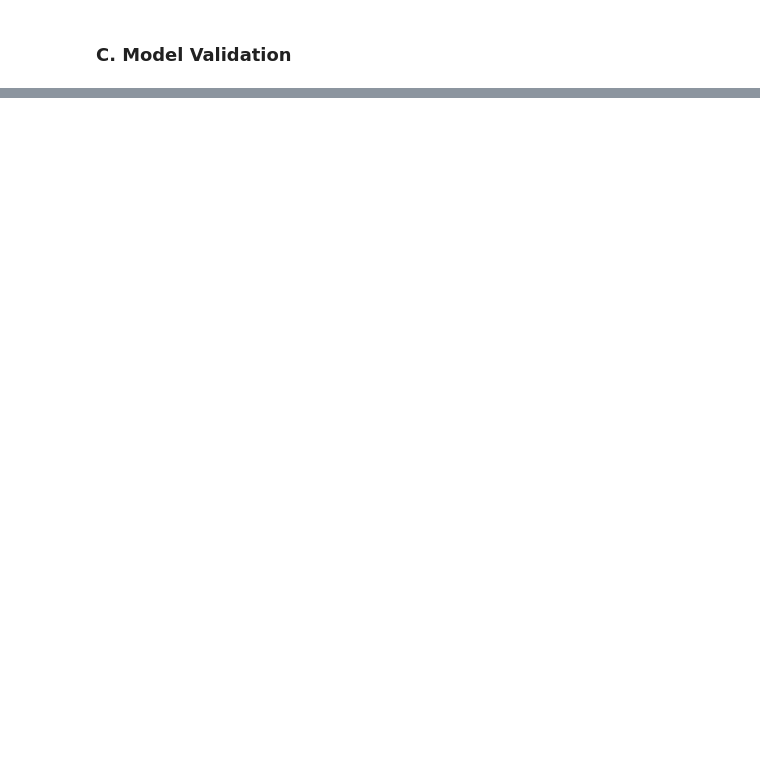
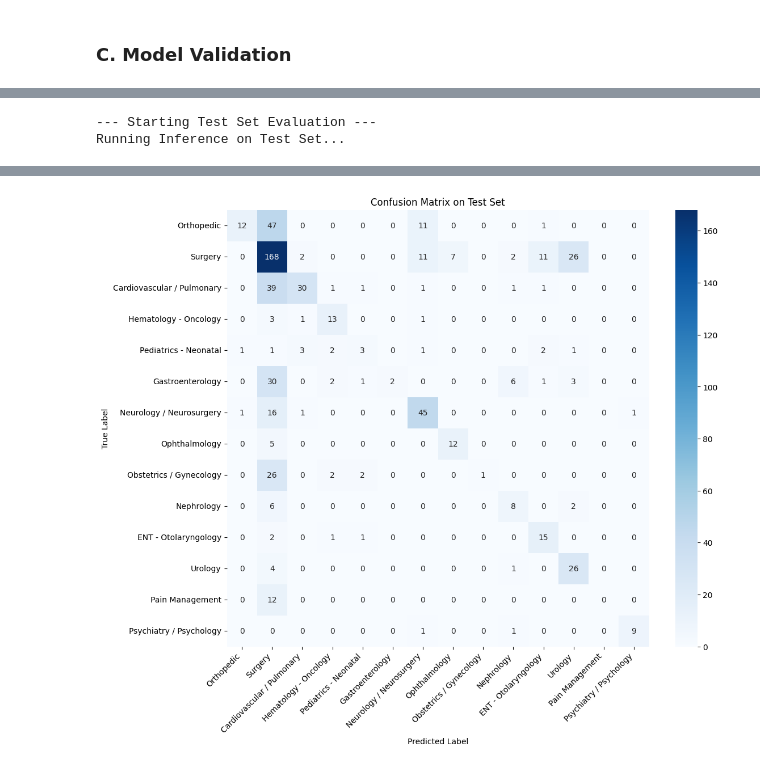
Before and after one commit to WPozz/Calories-and-Wellbeing, a Jupyter notebook: Gruppo11.ipynb, the cells around one changed output, grey strips where cells are left out. Drawn from its saved outputs; the diff is of its cells as text; code cells hidden in the pictures; blank space fills up the shorter version.

```diff
--- a/Gruppo11.ipynb
+++ b/Gruppo11.ipynb
@@ -1157,6 +1174,8 @@ class Torch_dataframe(Dataset):
         }
 # %%
 # Create label map (String to Int)
+
+BT_GI_full_augmented_train_df = pd.read_csv('full_augmented_train_df.csv')
 
 labels_list = train_df['medical_specialty'].unique().tolist()
 label_map = {label: i for i, label in enumerate(labels_list)}
@@ -1436,7 +1459,7 @@ def train_model_flexible(model, train_df, val_df, tokenizer, label_map, loss_typ
     model = model.to(device)
 
     # B. Select Loss Function dynamically
-    criterion = loss_function_factory(loss_type, device, train_df, 'medical_specialty', gamma=gamma)
+    criterion = loss_function(loss_type, device, train_df, 'medical_specialty', gamma=gamma)
 
     # C. Data Loaders
     print("Preparing DataLoaders...")
@@ -1455,7 +1478,7 @@ def train_model_flexible(model, train_df, val_df, tokenizer, label_map, loss_typ
 
     # D. Optimizer & Scheduler
     # Here we could try many different lr or something fancy like "warmup learning rate" but for now it's ok
-    optimizer = AdamW(model.parameters(), lr=2e-5, correct_bias=False)
+    optimizer = AdamW(model.parameters(), lr=2e-5)
     total_steps = len(train_loader) * epochs
     scheduler = get_linear_schedule_with_warmup(
         optimizer,
@@ -1611,0 +1698,69 @@ trained_model, training_history = train_model_flexible(
+# %%
+def evaluate_test_set(model, test_df, tokenizer, label_map, max_len=512, batch_size=16):
+    """
+    Runs the model on the held-out Test Set and produces a detailed report.
+    """
+    print("--- Starting Test Set Evaluation ---")
+
+    # Prepare Test Loader
+    test_dataset = Torch_dataframe(
+        test_df['transcription'],
+        test_df['medical_specialty'],
+        tokenizer,
+        max_len,
+        label_map
+    )
+    test_loader = DataLoader(test_dataset, batch_size=batch_size, shuffle=False)
+
+    # Prediction Loop
+    device = torch.device("cuda" if torch.cuda.is_available() else "cpu")
+    model.to(device)
+    model.eval()
+
+    all_preds = []
+    all_labels = []
+
+    print("Running Inference on Test Set...")
+    with torch.no_grad():
+        for batch in tqdm(test_loader):
+            input_ids = batch['input_ids'].to(device)
+            attention_mask = batch['attention_mask'].to(device)
+            labels = batch['labels'].to(device)
+
+            outputs = model(input_ids=input_ids, attention_mask=attention_mask)
+            _, preds = torch.max(outputs.logits, dim=1)
+
+            all_preds.extend(preds.cpu().numpy())
+            all_labels.extend(labels.cpu().numpy())
+
+    # 3. Decode Labels (Int -> String) for readability
+    # Create reverse map: {0: 'Surgery', 1: 'Neurology', ...}
+    id2label = {v: k for k, v in label_map.items()}
+
+    decoded_labels = [id2label[i] for i in all_labels]
+    decoded_preds = [id2label[i] for i in all_preds]
+
+    # 4. Classification Report
+    print("\n" + "="*30)
+    print("CLASSIFICATION REPORT")
+    print("="*30)
+    print(classification_report(decoded_labels, decoded_preds))
+
+    # 5. Confusion Matrix Plot
+    cm = confusion_matrix(decoded_labels, decoded_preds, labels=list(label_map.keys()))
+
+    plt.figure(figsize=(12, 10))
+    sns.heatmap(cm, annot=True, fmt='d', cmap='Blues',
+                xticklabels=list(label_map.keys()),
+                yticklabels=list(label_map.keys()))
+    plt.xlabel('Predicted Label')
+    plt.ylabel('True Label')
+    plt.title('Confusion Matrix on Test Set')
+    plt.xticks(rotation=45, ha='right')
+    plt.show()
+
+# Run Evaluation
+evaluate_test_set(trained_model, test_df, tokenizer, label_map)
+# %% [output]
+--- Starting Test Set Evaluation ---
+Running Inference on Test Set...
@@ -1611,0 +1784 @@ trained_model, training_history = train_model_flexible(
+[figure, added]
```
Also changed, not shown: parts of 8 cells of this notebook.
